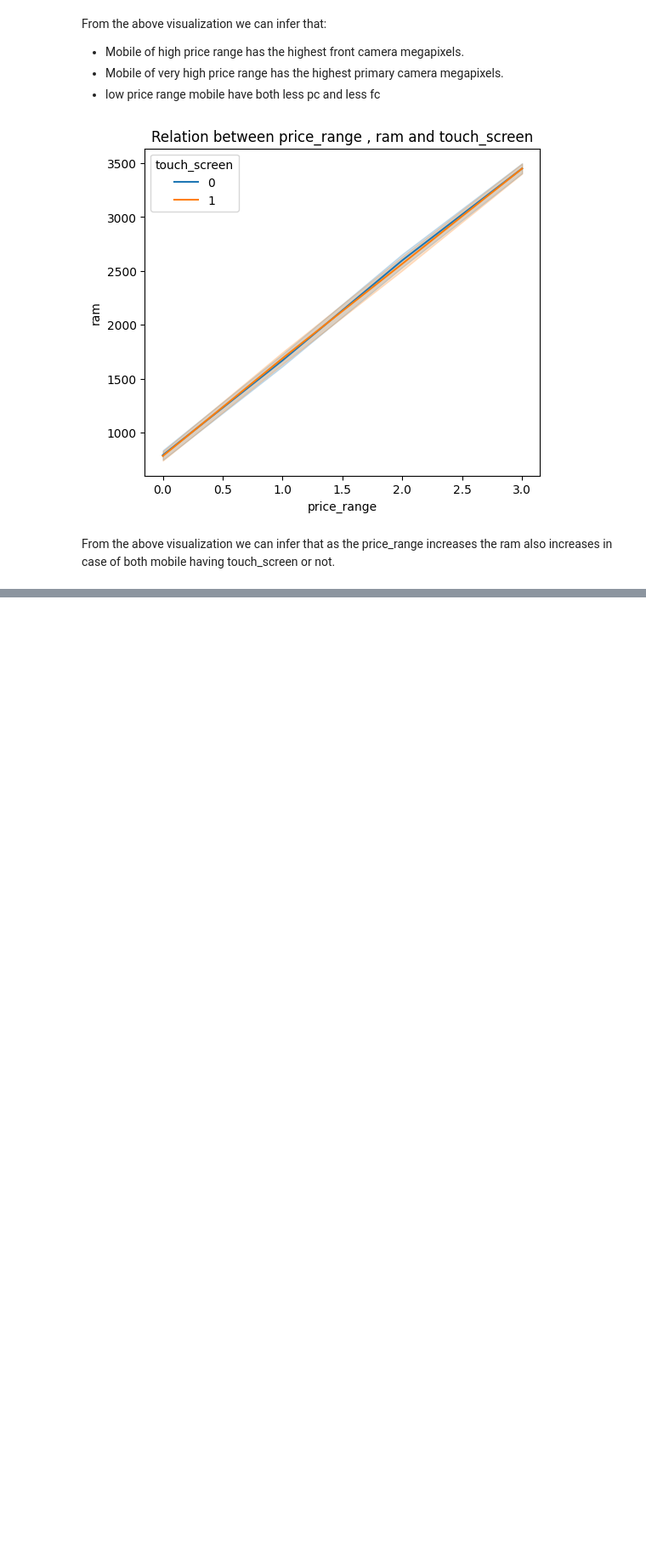
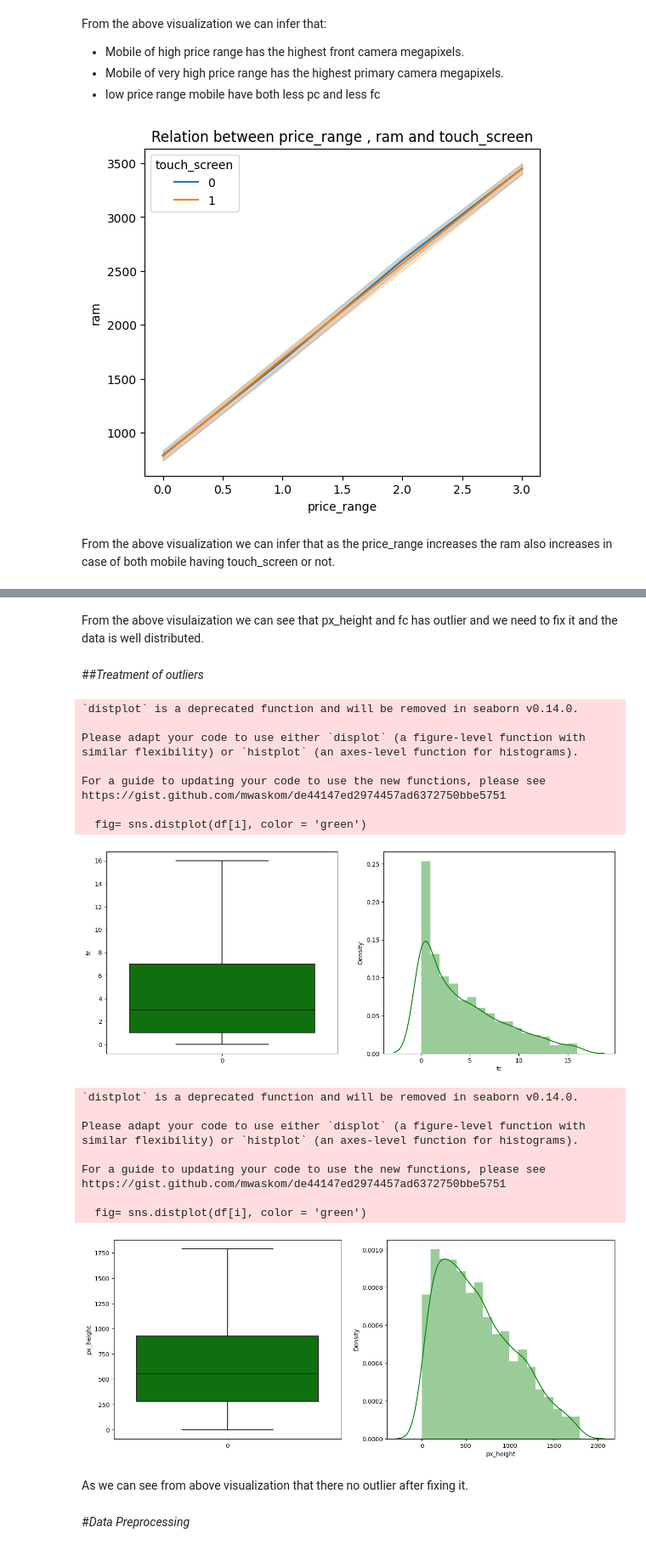
Before and after one commit to juel-123/Mobile_price_prediction.ipynb, a Jupyter notebook: Mobile_price_prediction.ipynb, the cells around one changed output, grey strips where cells are left out. Shown at 85% size. Saved outputs shown, nothing was run; the diff lists cells and outputs as text; code cells hidden in the pictures; blank space fills up the shorter version.

```diff
--- a/Mobile_price_prediction.ipynb
+++ b/Mobile_price_prediction.ipynb
@@ -364,0 +439,54 @@ From the above visualization we can infer that as the price_range increases the
+# %% [markdown]
+From the above visulaization we can see that px_height and fc has outlier and we need to fix it and the data is well distributed.
+# %% [markdown]
+##*Treatment of outliers*
+# %%
+# treatment of outliers
+Q1 = df['fc'].quantile(0.25)
+Q3 = df['fc'].quantile(0.991)
+IQR = Q3 -Q1
+df = df[(df['fc'] <= Q3)]
+# %%
+Q1 = df['px_height'].quantile(0.25)
+Q3 = df['px_height'].quantile(0.991)
+IQR = Q3 -Q1
+df = df[(df['px_height'] <= Q3)]
+# %%
+# visualizing whether utliers are removed or not
+for i in ['fc','px_height']:
+  plt.figure(figsize=(15,6))
+  plt.subplot(1,2,1)
+  fig= sns.boxplot(df[i], color = 'green')
+  fig.set_title('')
+  fig.set_ylabel(i)
+
+
+  plt.subplot(1,2,2)
+  fig= sns.distplot(df[i], color = 'green')
+  fig.set_xlabel(i)
+  plt.show()
+# %% [output]
+`distplot` is a deprecated function and will be removed in seaborn v0.14.0.
+
+Please adapt your code to use either `displot` (a figure-level function with
+similar flexibility) or `histplot` (an axes-level function for histograms).
+
+For a guide to updating your code to use the new functions, please see
+https://gist.github.com/mwaskom/de44147ed2974457ad6372750bbe5751
+
+  fig= sns.distplot(df[i], color = 'green')
+[figure, added]
+`distplot` is a deprecated function and will be removed in seaborn v0.14.0.
+
+Please adapt your code to use either `displot` (a figure-level function with
+similar flexibility) or `histplot` (an axes-level function for histograms).
+
+For a guide to updating your code to use the new functions, please see
+https://gist.github.com/mwaskom/de44147ed2974457ad6372750bbe5751
+
+  fig= sns.distplot(df[i], color = 'green')
+[figure, added]
+# %% [markdown]
+As we can see from above visualization that there no outlier after fixing it.
+# %% [markdown]
+#*Data Preprocessing*
```
Also changed, not shown: parts of 32 cells of this notebook.
